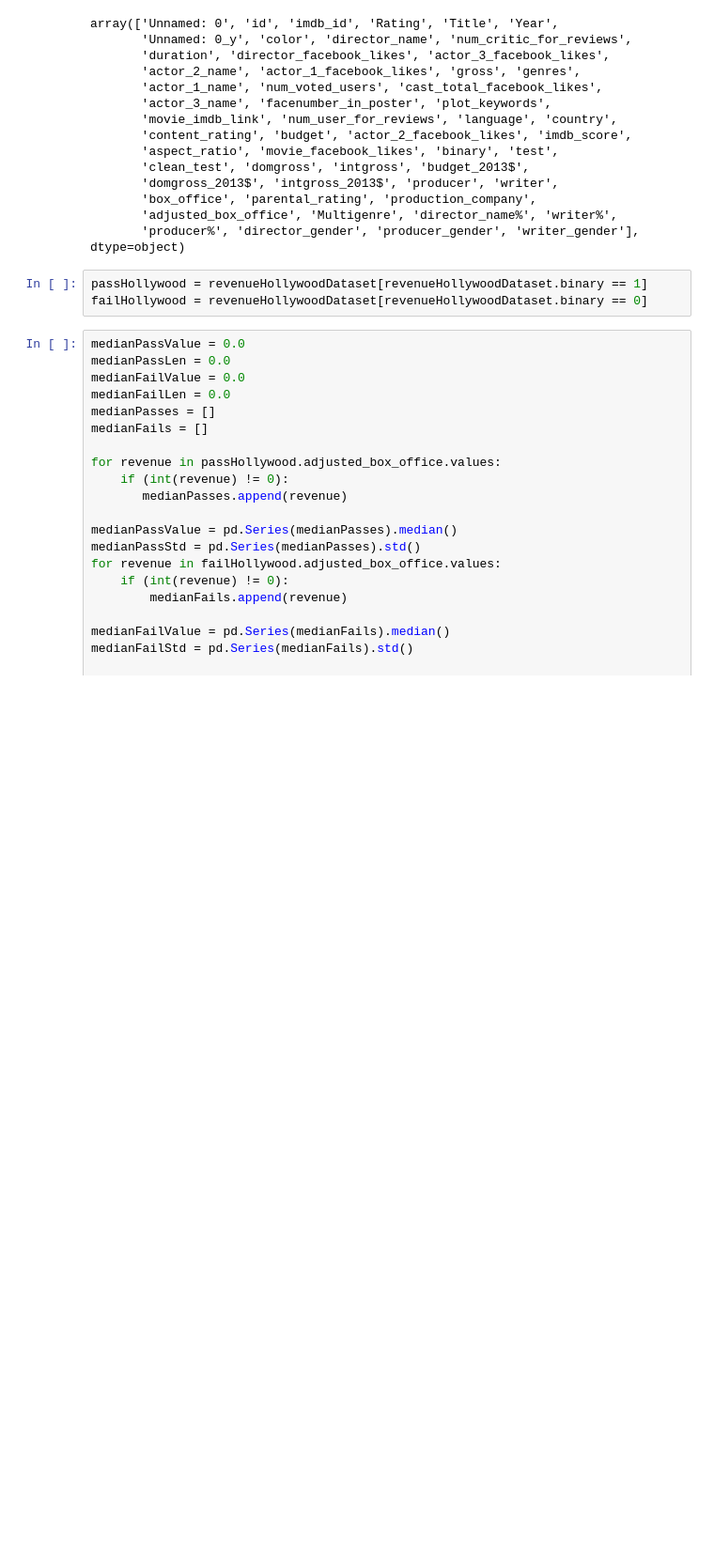
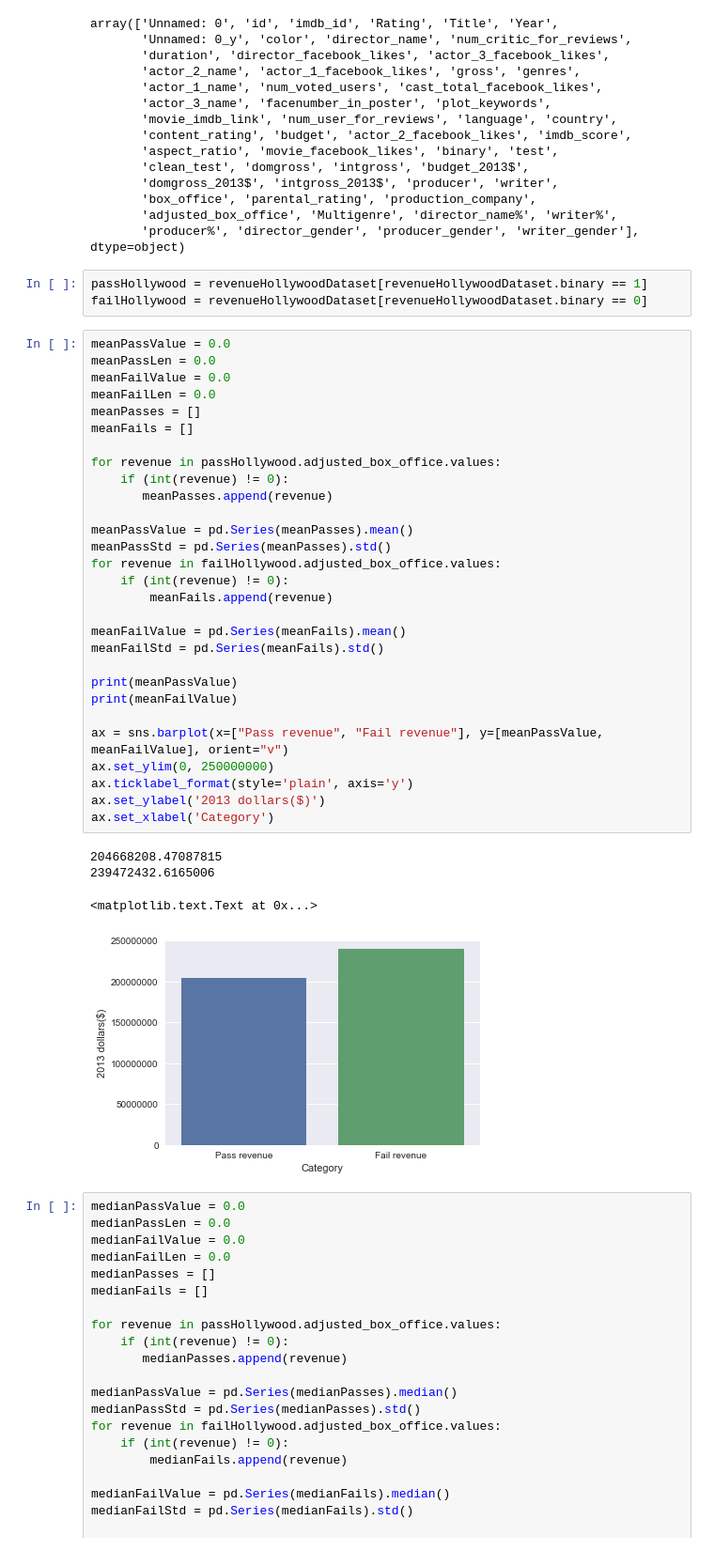
Before and after one commit to manav95/Data-Science-Intensive, a Jupyter notebook: MachineLearningAnalysis/MachineLearningAnalysisNew.ipynb, the cells around one changed output. Shown at 94% size. Drawn from its saved outputs; the diff is of its cells as text; blank space fills up the shorter version.

```diff
--- a/MachineLearningAnalysis/MachineLearningAnalysisNew.ipynb
+++ b/MachineLearningAnalysis/MachineLearningAnalysisNew.ipynb
@@ -594,6 +594,40 @@ array(['Unnamed: 0', 'id', 'imdb_id', 'Rating', 'Title', 'Year',
 # %%
 passHollywood = revenueHollywoodDataset[revenueHollywoodDataset.binary == 1]
 failHollywood = revenueHollywoodDataset[revenueHollywoodDataset.binary == 0]
+# %%
+meanPassValue = 0.0
+meanPassLen = 0.0
+meanFailValue = 0.0
+meanFailLen = 0.0
+meanPasses = []
+meanFails = []
+
+for revenue in passHollywood.adjusted_box_office.values:
+    if (int(revenue) != 0):
+       meanPasses.append(revenue)
+
+meanPassValue = pd.Series(meanPasses).mean()
+meanPassStd = pd.Series(meanPasses).std()
+for revenue in failHollywood.adjusted_box_office.values:
+    if (int(revenue) != 0):
+        meanFails.append(revenue)
+
+meanFailValue = pd.Series(meanFails).mean()
+meanFailStd = pd.Series(meanFails).std()
+
+print(meanPassValue)
+print(meanFailValue)
+
+ax = sns.barplot(x=["Pass revenue", "Fail revenue"], y=[meanPassValue, meanFailValue], orient="v")
+ax.set_ylim(0, 250000000)
+ax.ticklabel_format(style='plain', axis='y')
+ax.set_ylabel('2013 dollars($)')
+ax.set_xlabel('Category')
+# %% [output]
+204668208.47087815
+239472432.6165006
+<matplotlib.text.Text at 0x...>
+[figure, added]
 # %%
 medianPassValue = 0.0
 medianPassLen = 0.0
```
Also changed, not shown: parts of 13 cells of this notebook.
